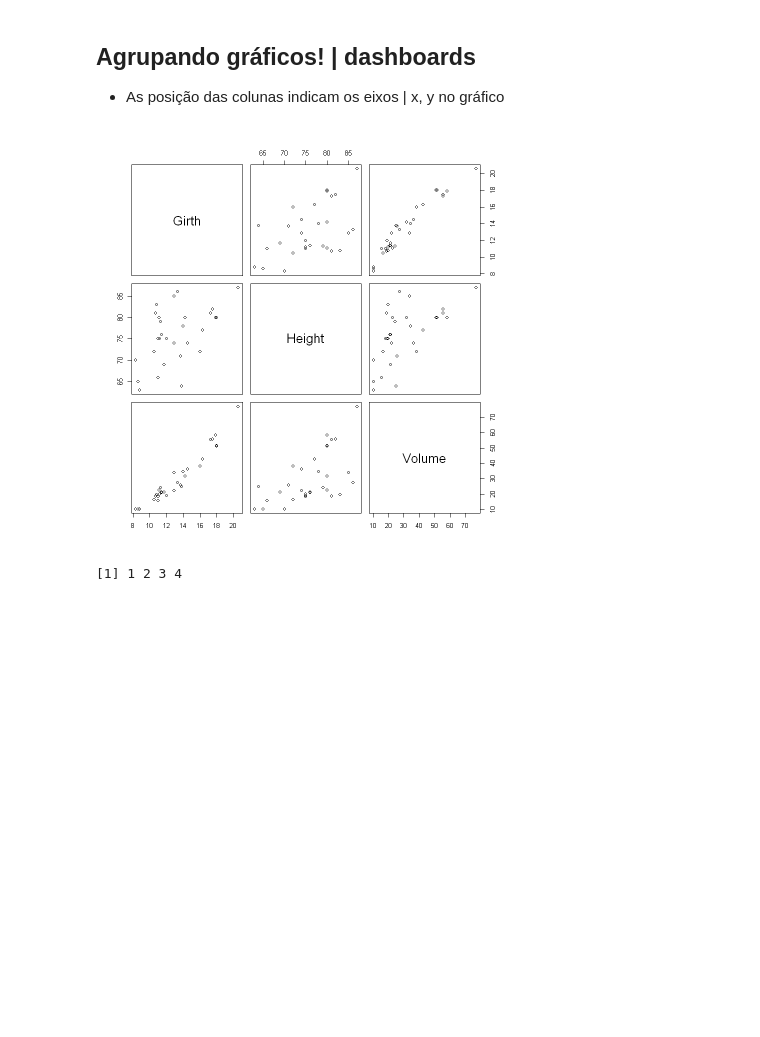
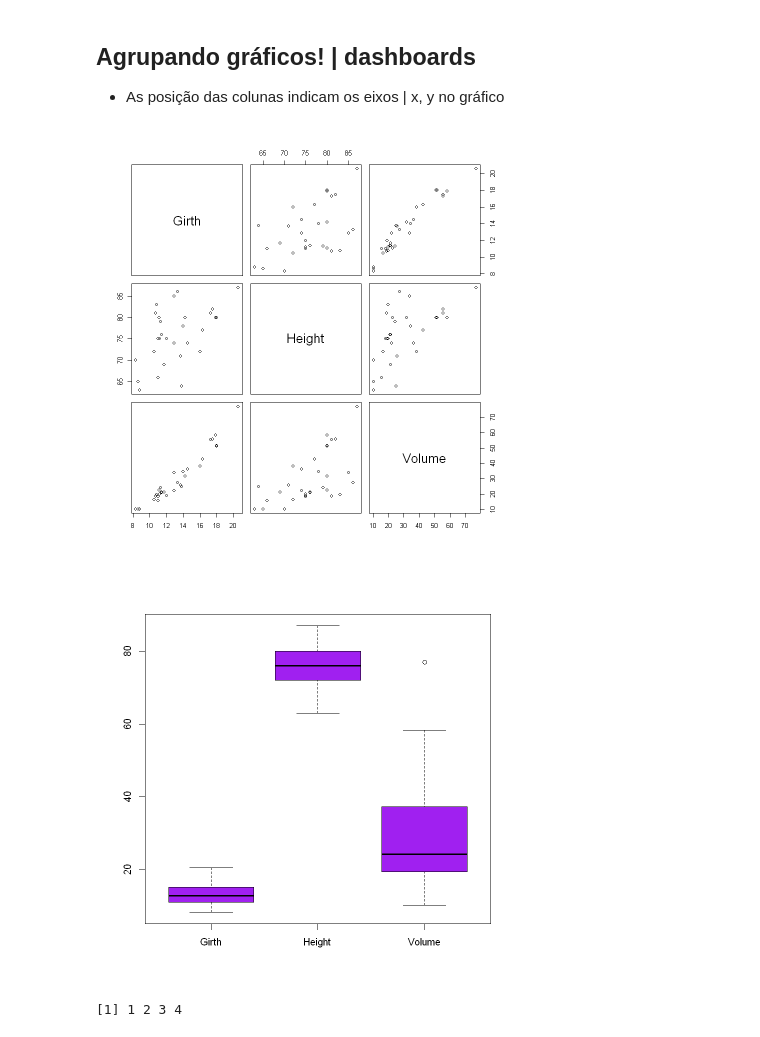
Before and after one commit to glaucoSapucaia/DataScienceStudies, a Jupyter notebook: r_data_science/graficos1.ipynb, the cells around one changed output. Saved outputs shown, nothing was run; the diff lists cells and outputs as text; code cells hidden in the pictures; blank space fills up the shorter version.

```diff
--- a/r_data_science/graficos_dasboards.ipynb
+++ b/r_data_science/graficos1.ipynb
@@ -107,10 +107,12 @@ fill=c('black', 'red'), cex=1)
 # %% [markdown]
 ## Agrupando gráficos! | dashboards
 - As posição das colunas indicam os eixos | x, y no gráfico
-# %%
-plot(trees)
-# %% [output]
-[figure, removed]
+# %%
+plot(trees)
+boxplot(trees, horizontal=F, col='purple')
+# %% [output]
+[figure, added]
+[figure, added]
 # %%
 split.screen(figs=c(2, 2))
 screen(1)
```
Also changed, not shown: 2 other files.
